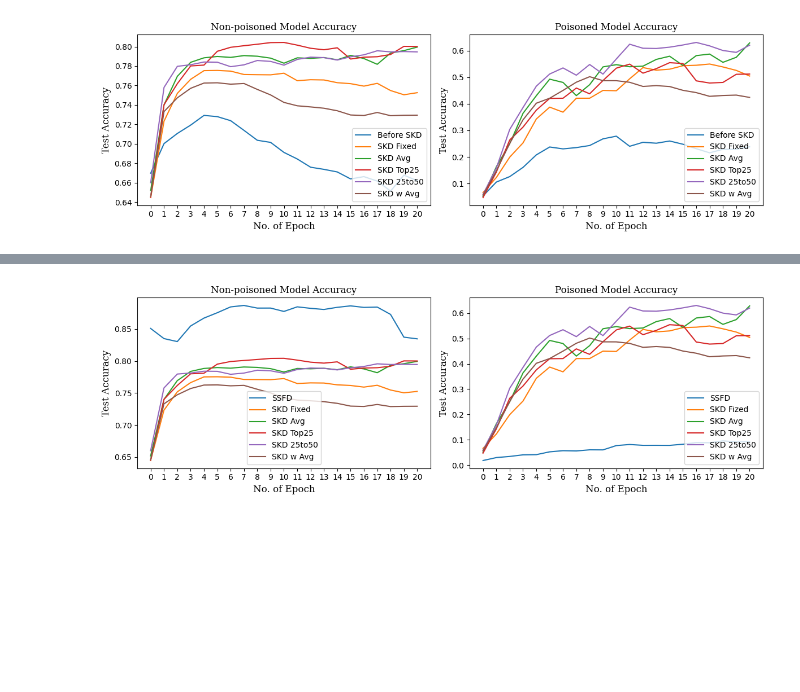
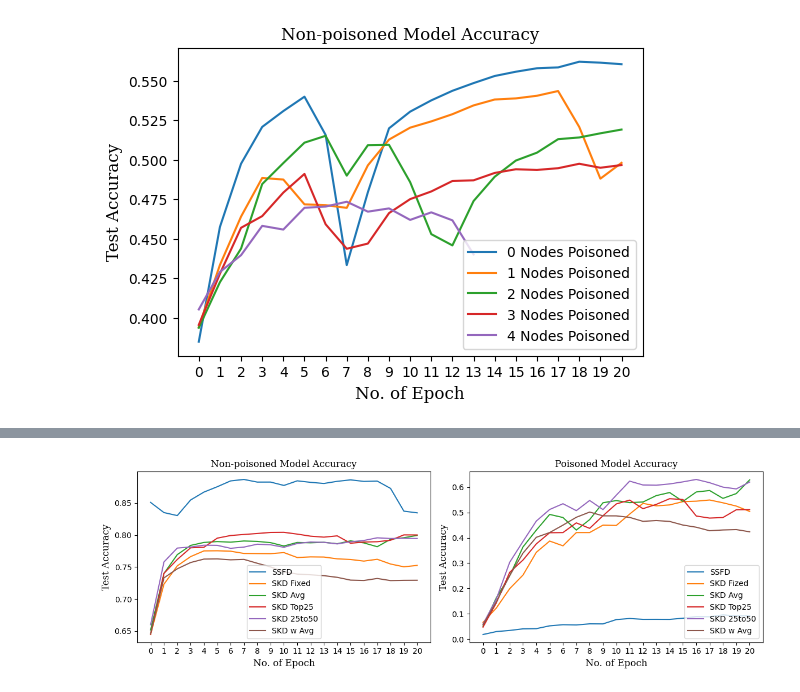
Before and after one commit to kaiesalmahmud/SKD-FL, a Jupyter notebook: results_compact.ipynb, the cells around one changed output, grey strips where cells are left out. Drawn from its saved outputs; the diff is of its cells as text; code cells hidden in the pictures; blank space fills up the shorter version.

```diff
--- a/results_compact.ipynb
+++ b/results_compact.ipynb
@@ -136,0 +91,4 @@ plt.plot()
+# %%
+plot_poison_variation('CIFAR_imbalanced')
+# %% [output]
+[figure, added]
@@ -223,12 +240,0 @@ def load_and_get_avg_perf(file_path):
-# %%
-base_path = 'results/{0}/result_FEMNIST_balanced/col_performance.pkl'
-
-skd_p, skd_un = load_and_get_avg_perf(base_path.format('skd'))
-skd_avg_p, skd_avg_un = load_and_get_avg_perf(base_path.format('skd-avg'))
-skd_top25_p, skd_top25_un = load_and_get_avg_perf(base_path.format('skd-top25'))
-skd_25to50_p, skd_25to50_un = load_and_get_avg_perf(base_path.format('skd-25to50'))
-skd_w_avg_p, skd_w_avg_un = load_and_get_avg_perf(base_path.format('skd-w-avg'))
-
-plot_skd_variations()
-# %% [output]
-[figure, removed]
```
Also changed, not shown: parts of 23 cells of this notebook.
